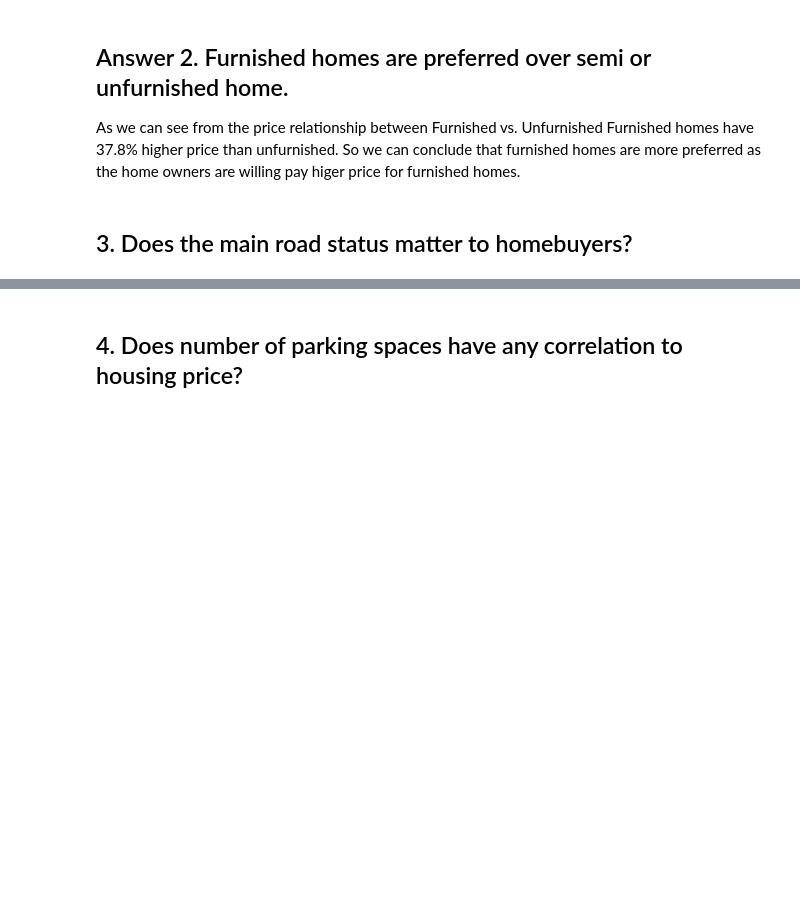
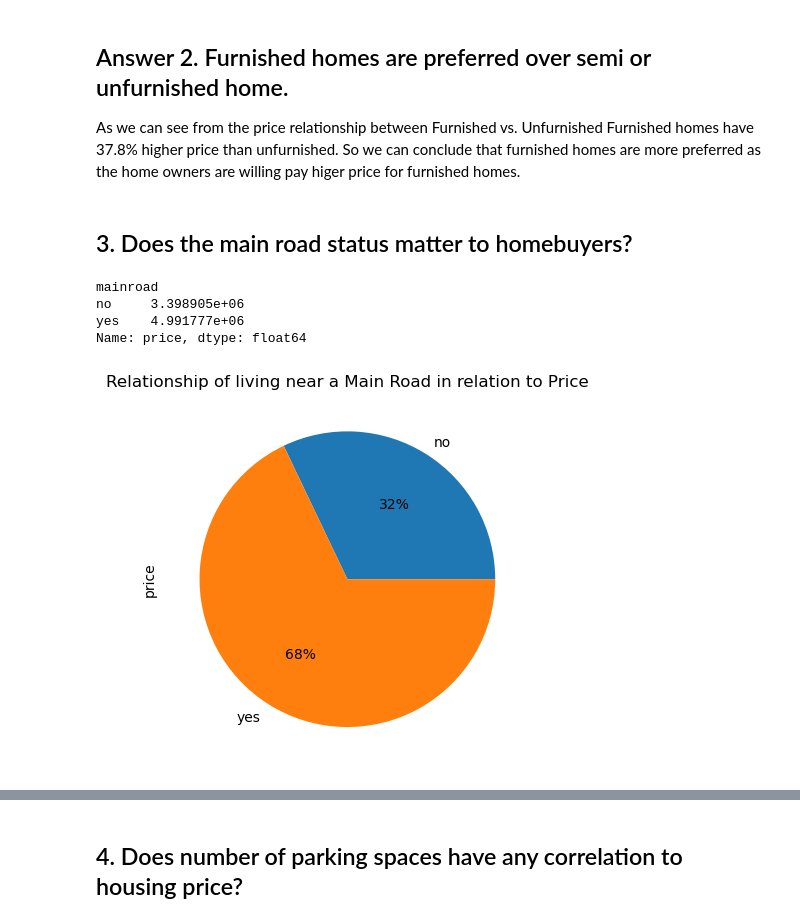
Before and after one commit to alanaadams/Project1, a Jupyter notebook: HomeattributePricing.ipynb, the cells around one changed output, grey strips where cells are left out. Drawn from its saved outputs; the diff is of its cells as text; code cells hidden in the pictures; blank space fills up the shorter version.

```diff
--- a/HomeattributePricing.ipynb
+++ b/HomeattributePricing.ipynb
@@ -207,3 +207,10 @@ As we can see from the price relationship between Furnished vs. Unfurnished Furn
 ## 3. Does the main road status matter to homebuyers?
 # %%
 #Group the housing price by Mainroad and get mean
+main_road_prices_df = ny_housing_df.groupby("mainroad").mean()["price"]
+main_road_prices_df
+# %% [output]
+mainroad
+no     3.398905e+06
+yes    4.991777e+06
+Name: price, dtype: float64
@@ -211,0 +217,9 @@ As we can see from the price relationship between Furnished vs. Unfurnished Furn
+# %%
+# plot a pie chrt to show the preferance
+main_road_pie = ny_housing_df.groupby("mainroad").std()["price"]
+main_road_pie.plot.pie(autopct= "%1.0f%%")
+plt.title("Relationship of living near a Main Road in relation to Price")
+plt.savefig("output_data/Fig3.png")
+plt.show()
+# %% [output]
+[figure, added]
```
Also changed, not shown: parts of 8 cells of this notebook, 3 other files.
